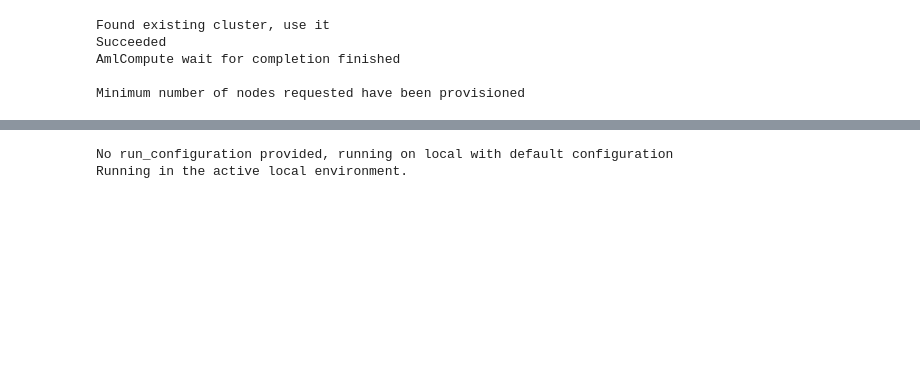
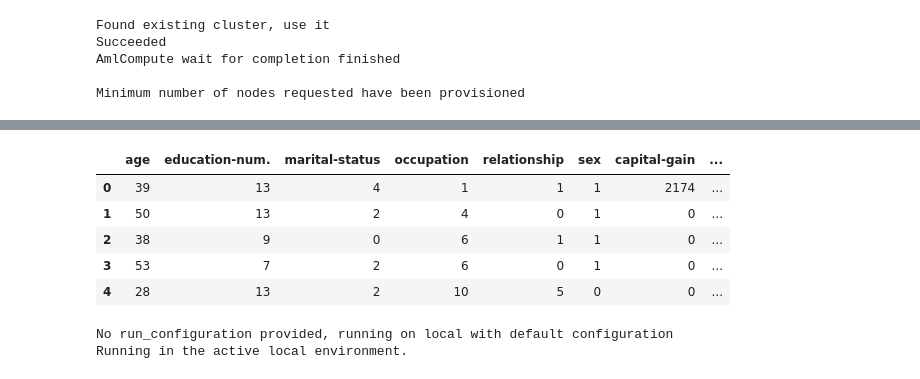
Before and after one commit to boffyd/UdacityMLOPs-Capstone, a Jupyter notebook: AutoML Udacity-project.ipynb, the cells around one changed output, grey strips where cells are left out. Drawn from its saved outputs; the diff is of its cells as text; code cells hidden in the pictures; blank space fills up the shorter version.

```diff
--- a/AutoML Udacity-project.ipynb
+++ b/AutoML Udacity-project.ipynb
@@ -55,11 +63,12 @@ Minimum number of nodes requested have been provisioned
 # %%
 # azureml-core of version 1.0.72 or higher is required
 # azureml-dataprep[pandas] of version 1.1.34 or higher is required
+
 from azureml.core import Workspace, Dataset
 
-subscription_id = 'f9d5a085-54dc-4215-9ba6-dad5d86e60a0'
-resource_group = 'aml-quickstarts-146358'
-workspace_name = 'quick-starts-ws-146358'
+subscription_id = 'a24a24d5-8d87-4c8a-99b6-91ed2d2df51f'
+resource_group = 'aml-quickstarts-146487'
+workspace_name = 'quick-starts-ws-146487'
 
 workspace = Workspace(subscription_id, resource_group, workspace_name)
 
@@ -80,6 +89,15 @@ datafinal = pd.concat([x,y], axis = 1)
 ds = datafinal
 
 #x_train, x_test, y_train, y_test = train_test_split(x, y, test_size=0.3, random_state=42)
+# %%
+ds.head()
+# %% [output]
+|  | age | education-num. | marital-status | occupation | relationship | sex | capital-gain | ... |
+| 0 | 39 | 13 | 4 | 1 | 1 | 1 | 2174 | ... |
+| 1 | 50 | 13 | 2 | 4 | 0 | 1 | 0 | ... |
+| 2 | 38 | 9 | 0 | 6 | 1 | 1 | 0 | ... |
+| 3 | 53 | 7 | 2 | 6 | 0 | 1 | 0 | ... |
+| 4 | 28 | 13 | 2 | 10 | 5 | 0 | 0 | ... |
 # %%
 from azureml.train.automl import AutoMLConfig
 
```
Also changed, not shown: parts of 5 cells of this notebook, 3 other files.
